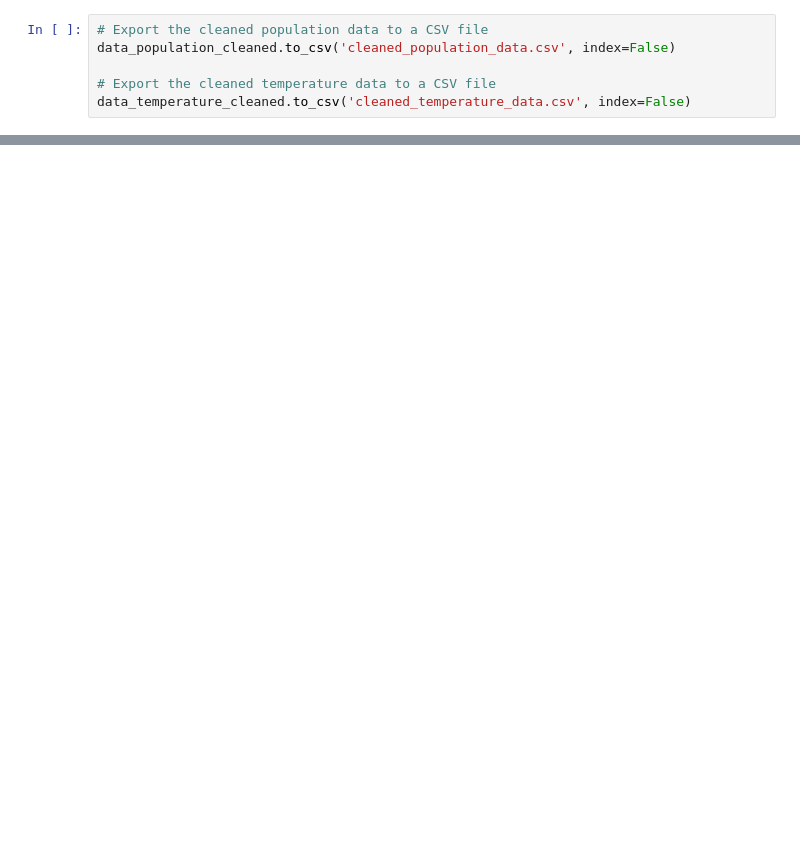
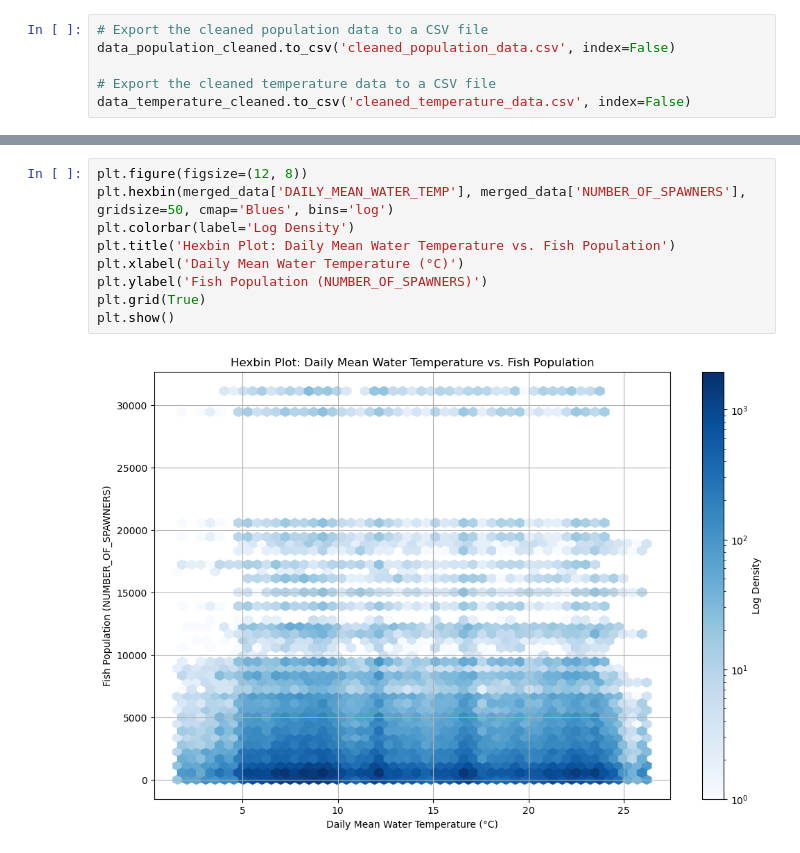
Before and after one commit to jackthomas1430/Project_3_Fish, a Jupyter notebook: fish-notebook.ipynb, the cells around one changed output, grey strips where cells are left out. Saved outputs shown, nothing was run; the diff lists cells and outputs as text; blank space fills up the shorter version.

```diff
--- a/fish-notebook.ipynb
+++ b/fish-notebook.ipynb
@@ -142,0 +179,11 @@ KeyboardInterrupt:
+# %%
+plt.figure(figsize=(12, 8))
+plt.hexbin(merged_data['DAILY_MEAN_WATER_TEMP'], merged_data['NUMBER_OF_SPAWNERS'], gridsize=50, cmap='Blues', bins='log')
+plt.colorbar(label='Log Density')
+plt.title('Hexbin Plot: Daily Mean Water Temperature vs. Fish Population')
+plt.xlabel('Daily Mean Water Temperature (°C)')
+plt.ylabel('Fish Population (NUMBER_OF_SPAWNERS)')
+plt.grid(True)
+plt.show()
+# %% [output]
+[figure, added]
```
Also changed, not shown: parts of 12 cells of this notebook.
